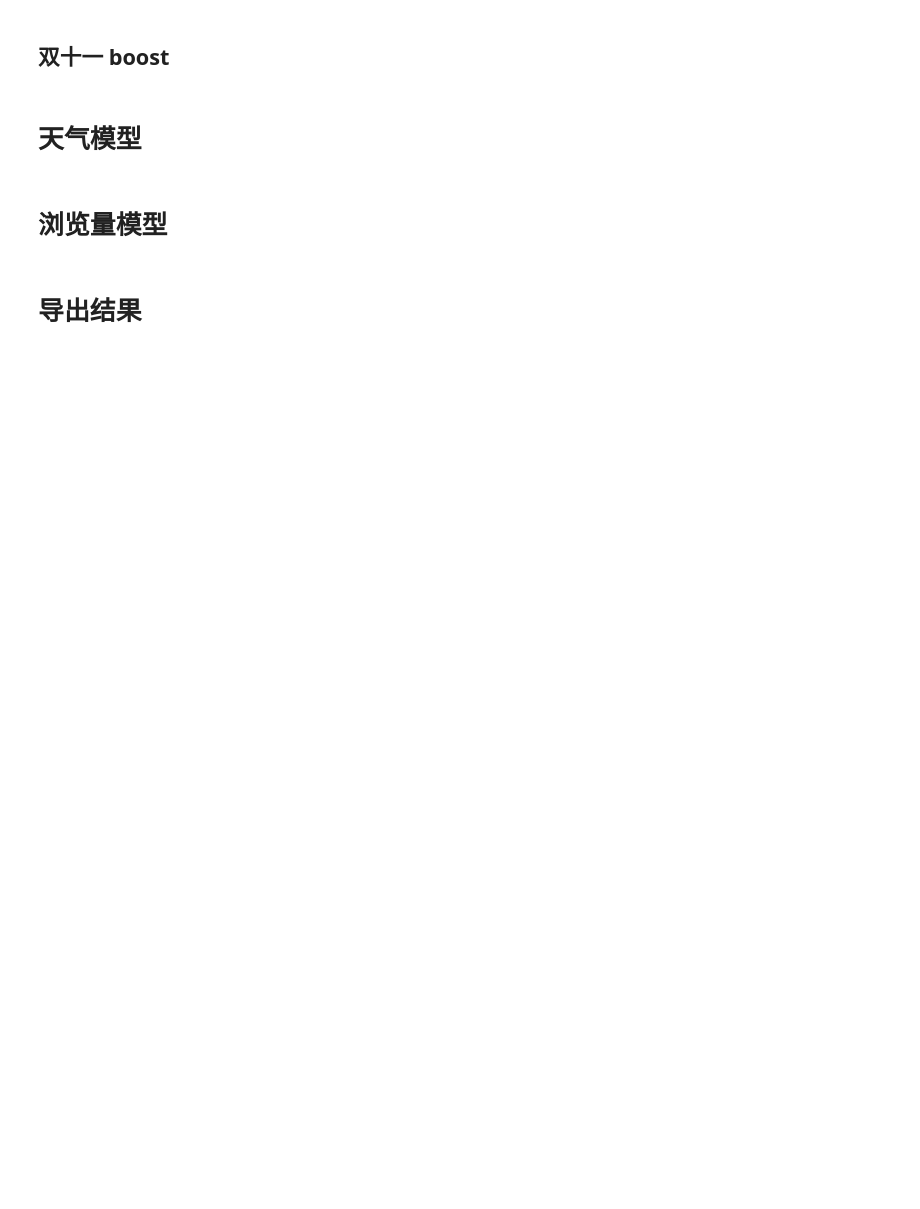
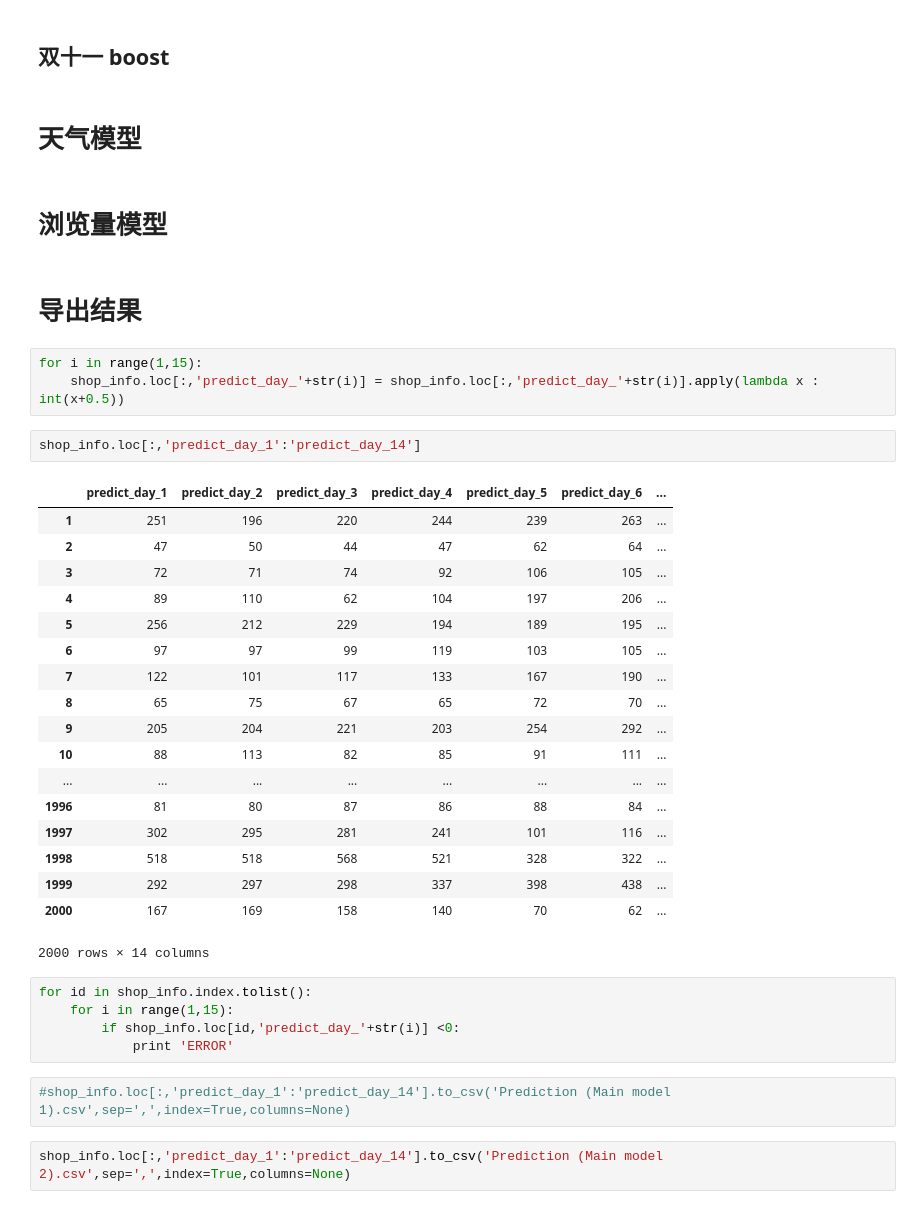
Before and after one commit to wakemeup-xyz/TianChi_IJCAI-17_sales_prediction_code, a Jupyter notebook: Prediction.ipynb, the cells around one changed output. Cells and saved outputs as stored; diff of their text form; blank space fills up the shorter version.

```diff
--- a/Prediction.ipynb
+++ b/Prediction.ipynb
@@ -609,3 +675,36 @@ Name: wave_model_total_1, dtype: float64
 # 浏览量模型
 # %% [markdown]
 # 导出结果
+# %%
+for i in range(1,15):
+    shop_info.loc[:,'predict_day_'+str(i)] = shop_info.loc[:,'predict_day_'+str(i)].apply(lambda x : int(x+0.5))
+# %%
+shop_info.loc[:,'predict_day_1':'predict_day_14']
+# %% [output]
+|  | predict_day_1 | predict_day_2 | predict_day_3 | predict_day_4 | predict_day_5 | predict_day_6 | ... |
+| 1 | 251 | 196 | 220 | 244 | 239 | 263 | ... |
+| 2 | 47 | 50 | 44 | 47 | 62 | 64 | ... |
+| 3 | 72 | 71 | 74 | 92 | 106 | 105 | ... |
+| 4 | 89 | 110 | 62 | 104 | 197 | 206 | ... |
+| 5 | 256 | 212 | 229 | 194 | 189 | 195 | ... |
+| 6 | 97 | 97 | 99 | 119 | 103 | 105 | ... |
+| 7 | 122 | 101 | 117 | 133 | 167 | 190 | ... |
+| 8 | 65 | 75 | 67 | 65 | 72 | 70 | ... |
+| 9 | 205 | 204 | 221 | 203 | 254 | 292 | ... |
+| 10 | 88 | 113 | 82 | 85 | 91 | 111 | ... |
+| ... | ... | ... | ... | ... | ... | ... | ... |
+| 1996 | 81 | 80 | 87 | 86 | 88 | 84 | ... |
+| 1997 | 302 | 295 | 281 | 241 | 101 | 116 | ... |
+| 1998 | 518 | 518 | 568 | 521 | 328 | 322 | ... |
+| 1999 | 292 | 297 | 298 | 337 | 398 | 438 | ... |
+| 2000 | 167 | 169 | 158 | 140 | 70 | 62 | ... |
+2000 rows × 14 columns
+# %%
+for id in shop_info.index.tolist():
+    for i in range(1,15):
+        if shop_info.loc[id,'predict_day_'+str(i)] <0:
+            print 'ERROR'
+# %%
+#shop_info.loc[:,'predict_day_1':'predict_day_14'].to_csv('Prediction (Main model 1).csv',sep=',',index=True,columns=None)
+# %%
+shop_info.loc[:,'predict_day_1':'predict_day_14'].to_csv('Prediction (Main model 2).csv',sep=',',index=True,columns=None)
```
Also changed, not shown: parts of 17 cells of this notebook, 2 other files.
